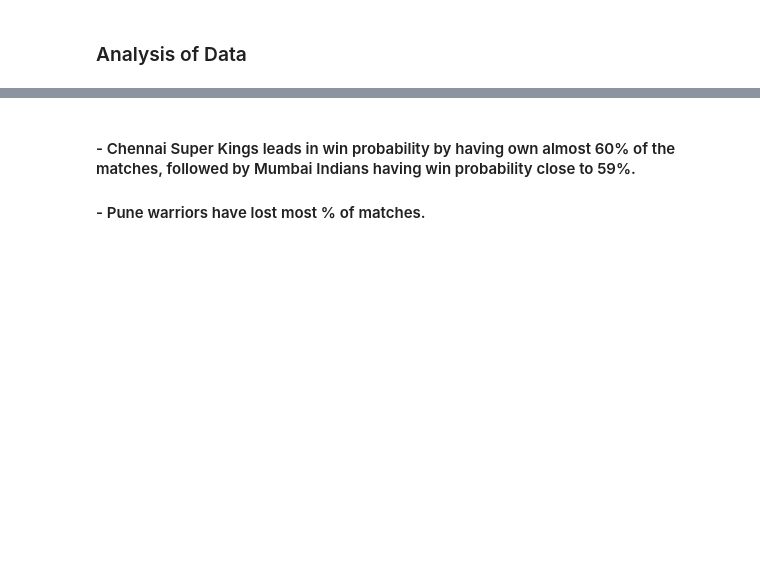
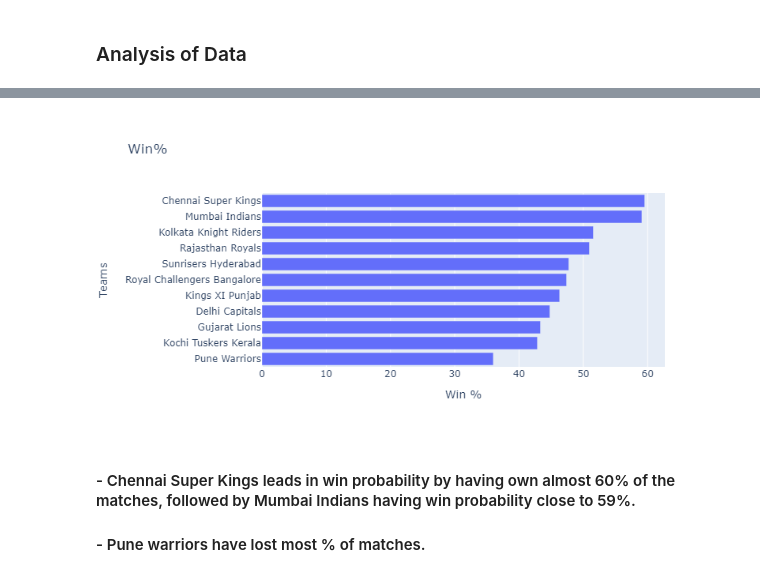
Before and after one commit to varshithvn2/Python, a Jupyter notebook: EDA-IPL.ipynb, the cells around one changed output, grey strips where cells are left out. Drawn from its saved outputs; the diff is of its cells as text; code cells hidden in the pictures; blank space fills up the shorter version.

```diff
--- a/EDA-IPL.ipynb
+++ b/EDA-IPL.ipynb
@@ -153,7 +153,7 @@ match_count=np.add(match['team1'].value_counts(),match['team2'].value_counts()).
 match_wins = match['winner'].value_counts().sort_values()
 # %%
 data =np.divide(match.winner.value_counts(),match_count).sort_values()*100
-fig=px.bar(data, y=data.index, x=data, title= "Win%",width=800, height=400)
-fig.update_layout(xaxis_title="Win %", yaxis_title="Teams")
-fig.show("png")
+fig2=px.bar(data, y=data.index, x=data, title= "Win%",width=800, height=400)
+fig2.update_layout(xaxis_title="Win %", yaxis_title="Teams")
+fig2.show("png")
 # %% [output]
@@ -162,3 +160,4 @@ fig.show("png")
+[figure, added]
 # %% [markdown]
 #### - Chennai  Super  Kings  leads  in  win  probability by having own almost 60% of the matches, followed by Mumbai Indians having win probability close to 59%.
 
```
Also changed, not shown: parts of 2 cells of this notebook.
